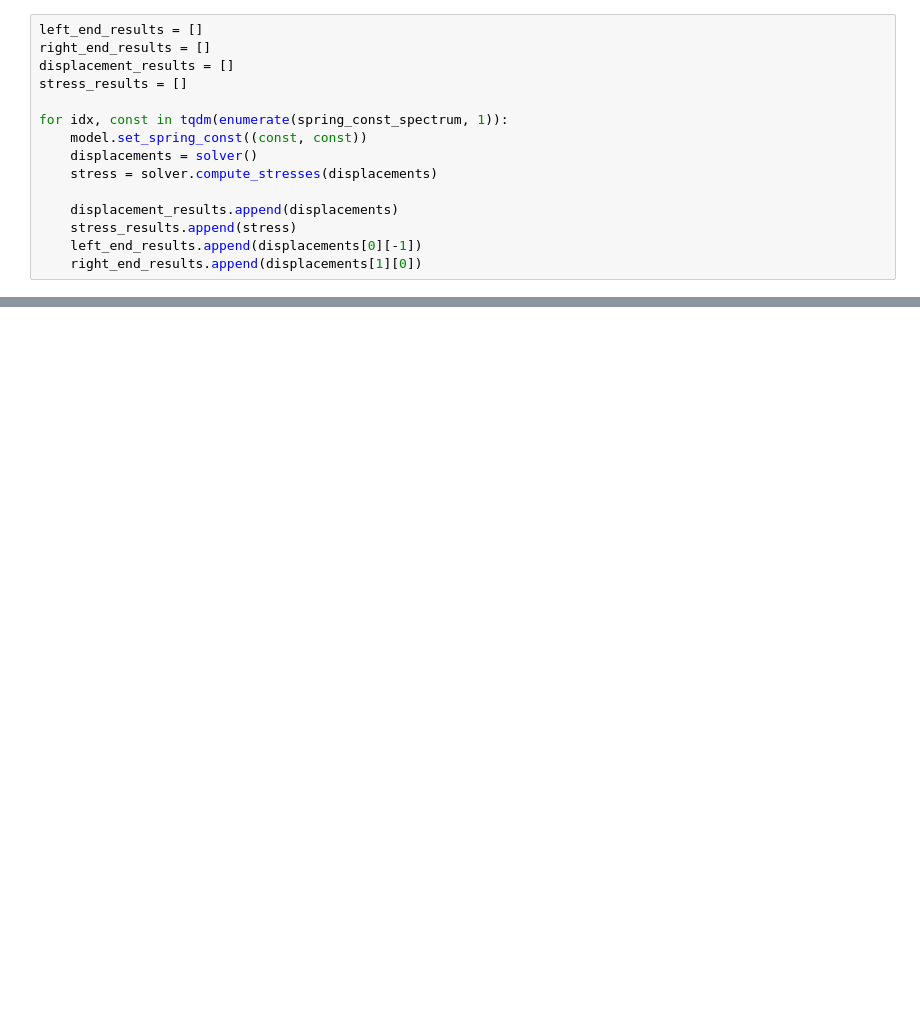
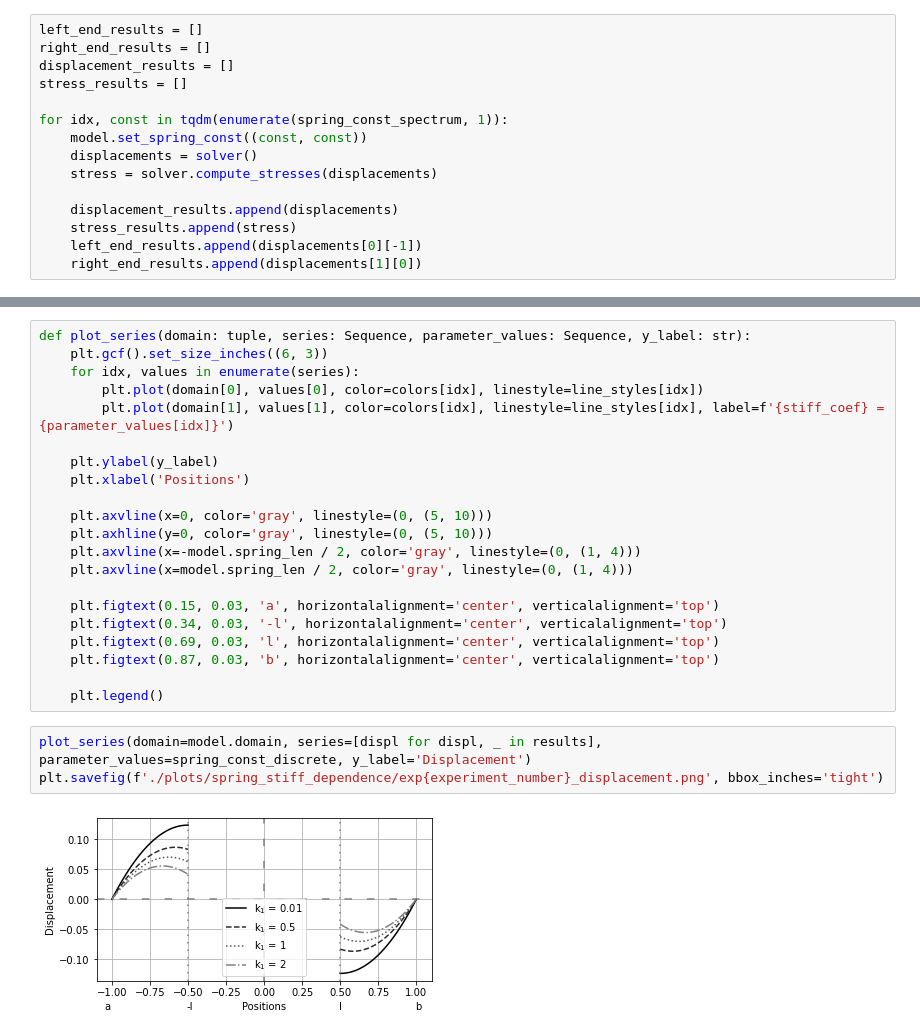
Before and after one commit to KOS-UJ/Spring-Rods-System-Approximation, a Jupyter notebook: experiments/reaction_on_spring_stiffness.ipynb, the cells around one changed output, grey strips where cells are left out. Drawn from its saved outputs; the diff is of its cells as text; blank space fills up the shorter version.

```diff
--- a/experiments/reaction_on_spring_stiffness.ipynb
+++ b/experiments/reaction_on_spring_stiffness.ipynb
@@ -193,0 +194,26 @@ No artists with labels found to put in legend.  Note that artists whose label st
+# %%
+def plot_series(domain: tuple, series: Sequence, parameter_values: Sequence, y_label: str):
+    plt.gcf().set_size_inches((6, 3))
+    for idx, values in enumerate(series):
+        plt.plot(domain[0], values[0], color=colors[idx], linestyle=line_styles[idx])
+        plt.plot(domain[1], values[1], color=colors[idx], linestyle=line_styles[idx], label=f'{stiff_coef} = {parameter_values[idx]}')
+
+    plt.ylabel(y_label)
+    plt.xlabel('Positions')
+
+    plt.axvline(x=0, color='gray', linestyle=(0, (5, 10)))
+    plt.axhline(y=0, color='gray', linestyle=(0, (5, 10)))
+    plt.axvline(x=-model.spring_len / 2, color='gray', linestyle=(0, (1, 4)))
+    plt.axvline(x=model.spring_len / 2, color='gray', linestyle=(0, (1, 4)))
+
+    plt.figtext(0.15, 0.03, 'a', horizontalalignment='center', verticalalignment='top')
+    plt.figtext(0.34, 0.03, '-l', horizontalalignment='center', verticalalignment='top')
+    plt.figtext(0.69, 0.03, 'l', horizontalalignment='center', verticalalignment='top')
+    plt.figtext(0.87, 0.03, 'b', horizontalalignment='center', verticalalignment='top')
+
+    plt.legend()
+# %%
+plot_series(domain=model.domain, series=[displ for displ, _ in results], parameter_values=spring_const_discrete, y_label='Displacement')
+plt.savefig(f'./plots/spring_stiff_dependence/exp{experiment_number}_displacement.png', bbox_inches='tight')
+# %% [output]
+[figure, added]
```
Also changed, not shown: parts of 10 cells of this notebook.
